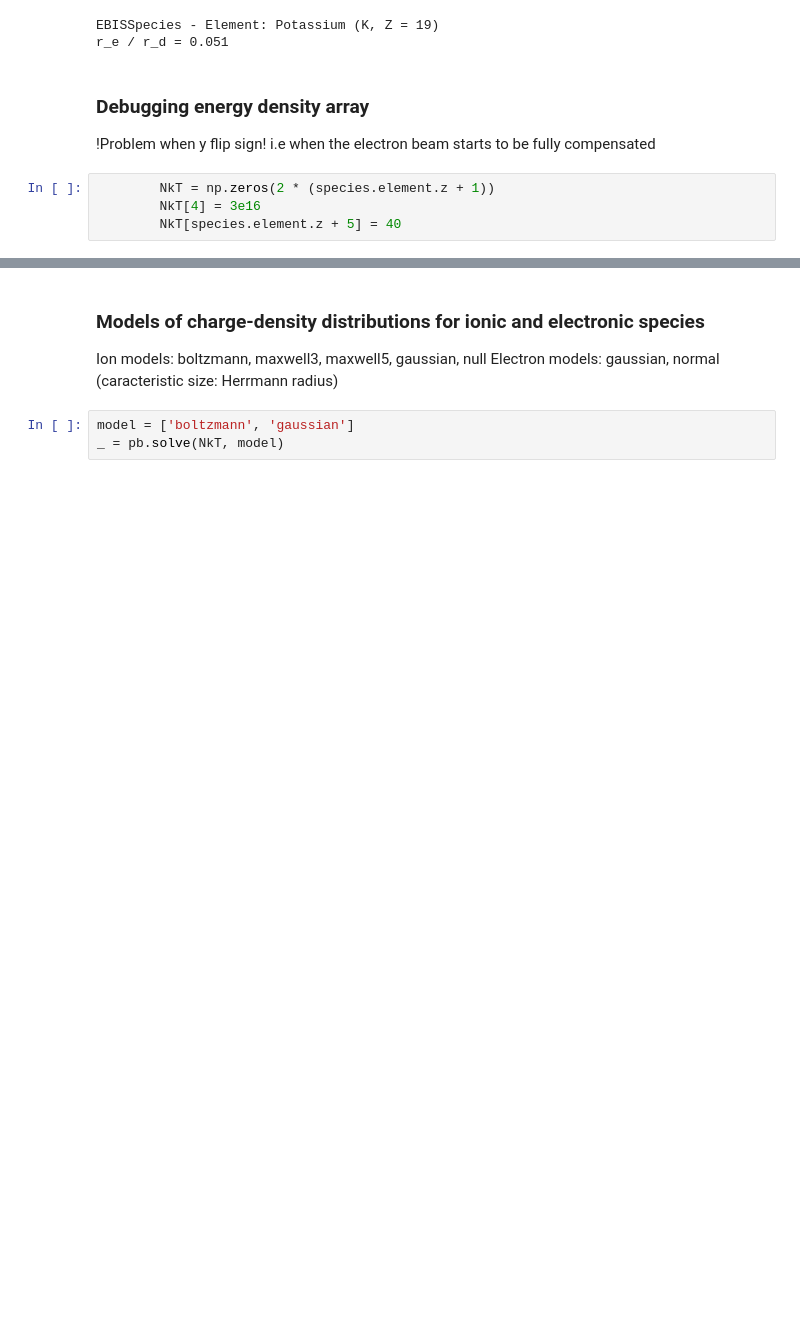
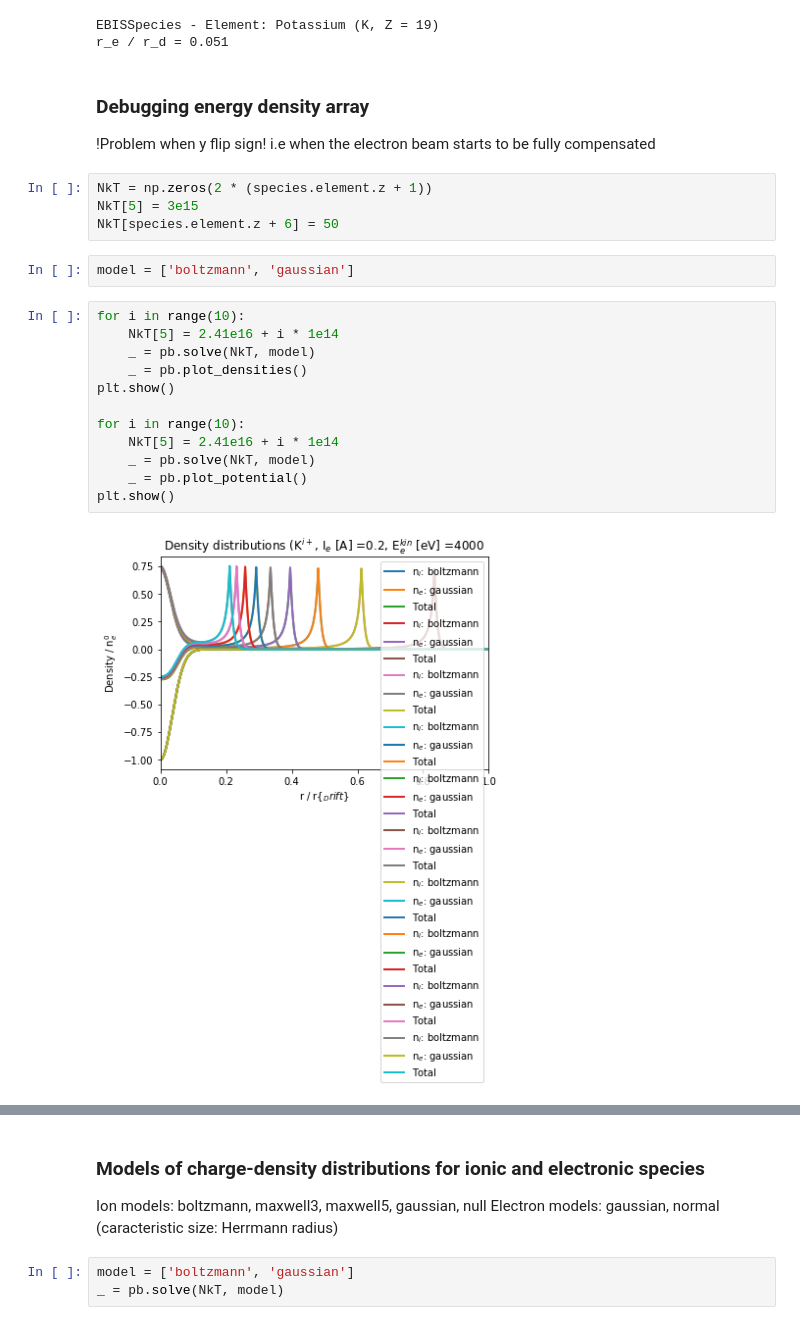
Before and after one commit to Ioniels/EBISSimulation, a Jupyter notebook: demo/debug_poisson.ipynb, the cells around one changed output, grey strips where cells are left out. Drawn from its saved outputs; the diff is of its cells as text; blank space fills up the shorter version.

```diff
--- a/demo/debug_poisson.ipynb
+++ b/demo/debug_poisson.ipynb
@@ -33,6 +33,22 @@ r_e / r_d = 0.051
 ### Debugging energy density array
 !Problem when y flip sign! i.e when the electron beam starts to be fully compensated
 # %%
-        NkT = np.zeros(2 * (species.element.z + 1))
-        NkT[4] = 3e16
-        NkT[species.element.z + 5] = 40
+NkT = np.zeros(2 * (species.element.z + 1))
+NkT[5] = 3e15
+NkT[species.element.z + 6] = 50
+# %%
+model = ['boltzmann', 'gaussian']
+# %%
+for i in range(10):
+    NkT[5] = 2.41e16 + i * 1e14
+    _ = pb.solve(NkT, model)
+    _ = pb.plot_densities()
+plt.show()
+
+for i in range(10):
+    NkT[5] = 2.41e16 + i * 1e14
+    _ = pb.solve(NkT, model)
+    _ = pb.plot_potential()
+plt.show()
+# %% [output]
+[figure, added]
```
Also changed, not shown: parts of 7 cells of this notebook.
